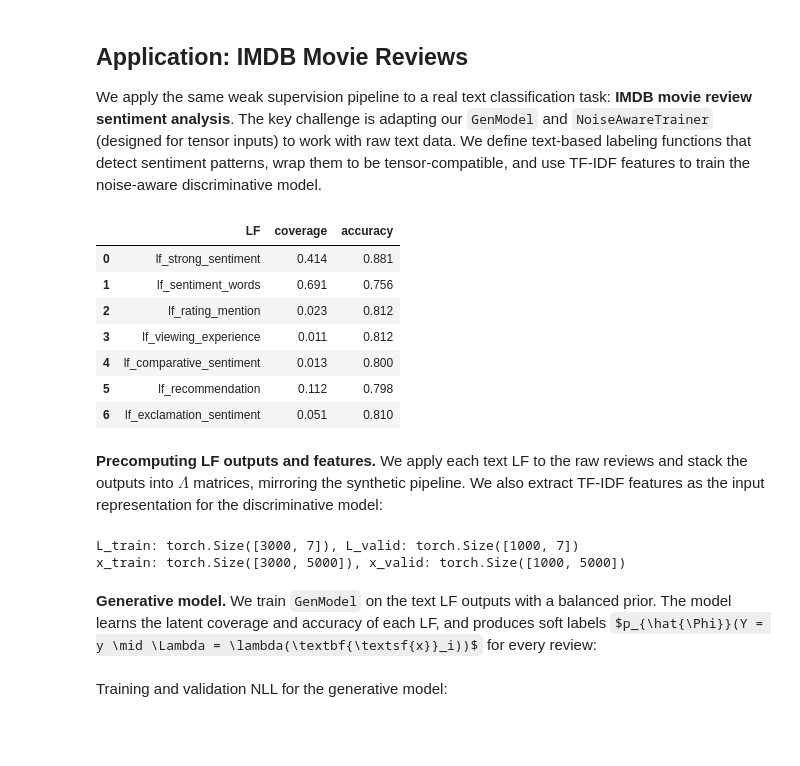
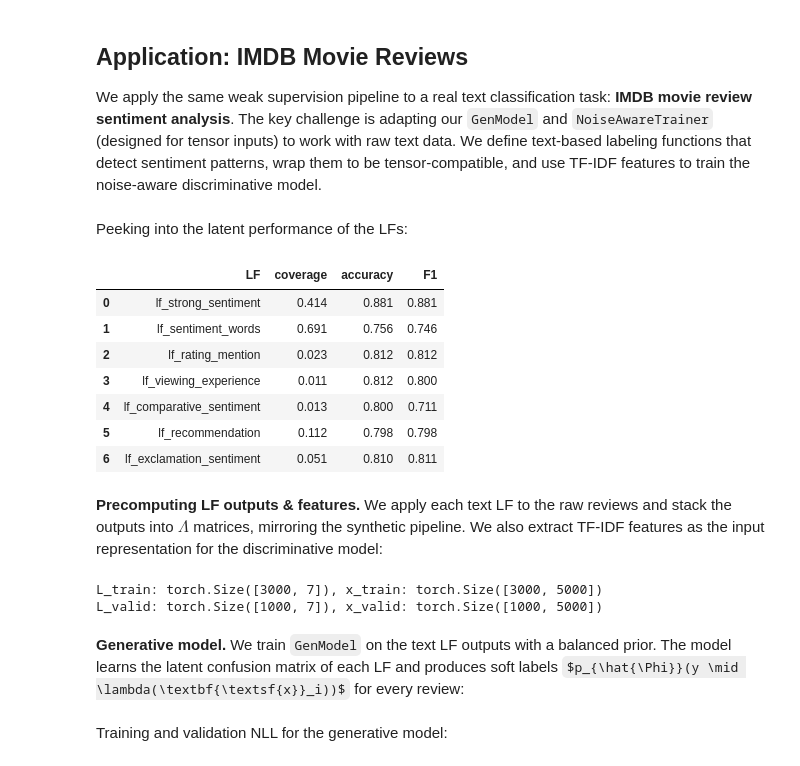
Before and after one commit to particle1331/ai-notebooks, a Jupyter notebook: notebooks/tooling/10-weak-supervision.ipynb, the cells around one changed output. Drawn from its saved outputs; the diff is of its cells as text; code cells hidden in the pictures; some formulas as TeX source; blank space fills up the shorter version.

```diff
--- a/notebooks/tooling/10-weak-supervision.ipynb
+++ b/notebooks/tooling/10-weak-supervision.ipynb
@@ -385,14 +385,14 @@ def lf_sim(coverage, accuracy):
         y = (torch.sqrt((x ** 2).sum(dim=1)) >= 0.25).long()  # 0 or 1
         abstain_mask = torch.rand(m) >= coverage
         flip_mask = torch.rand(m) >= accuracy
-        y[flip_mask] = 1 - y[flip_mask]    # flip label
-        y[abstain_mask] = -1               # abstain
+        y[flip_mask] = 1 - y[flip_mask]         # flip label
+        y[abstain_mask] = ABSTAIN               # -1
         return y
     return predict
 
 # example
 p = lf_sim(0.3, 0.8)(x).numpy()
-fired = p != K
+fired = p != ABSTAIN
 print("cov: ", fired.mean())
 print("acc: ", (p[fired] == y_true[fired]).mean())
 print("acc (y=0):", (p[fired & (y_true == 0)] == y_true[fired & (y_true == 0)]).mean())
@@ -909,7 +926,7 @@ y_train_imdb = torch.tensor(train_ds["label"])    # {0, 1}
 y_valid_imdb = torch.tensor(valid_ds["label"])
 
 K = 2
-ABSTAIN = K
+ABSTAIN = -1
 
 
 # (1) Strong adjectives
@@ -993,7 +1010,7 @@ def lf_exclamation_sentiment(text):
     return ABSTAIN
 
 
-text_lfs_raw = [
+text_lfs = [
     lf_strong_sentiment,
     lf_sentiment_words,
     lf_rating_mention,
@@ -1002,33 +1019,37 @@ text_lfs_raw = [
     lf_recommendation,
     lf_exclamation_sentiment,
 ]
-
-# Coverage and accuracy on train set
-stats = []
-for lf in text_lfs_raw:
-    outputs = [lf(t) for t in train_texts]
-    labels = y_train_imdb.numpy()
-    fired = [i for i, o in enumerate(outputs) if o != ABSTAIN]
-    cov = len(fired) / len(outputs)
-    acc = sum(1 for i in fired if outputs[i] == labels[i]) / max(len(fired), 1)
-    stats.append({
-        "LF": lf.__name__,
-        "coverage": f"{cov:.3f}",
-        "accuracy": f"{acc:.3f}",
-    })
+# %% [markdown]
+Peeking into the latent performance of the LFs:
 # %%
+# Coverage, accuracy, and F1 on train set
+stats = []
+for lf in text_lfs:
+    outputs = [lf(t) for t in train_texts]
+    labels = y_train_imdb.numpy()
+    fired = [i for i, o in enumerate(outputs) if o != ABSTAIN]
+    cov = len(fired) / len(outputs)
+    acc = sum(1 for i in fired if outputs[i] == labels[i]) / max(len(fired), 1)
+    f1 = f1_score([labels[i] for i in fired], [outputs[i] for i in fired], average="weighted") if fired else 0.0
+    stats.append({
+        "LF": lf.__name__,
+        "coverage": f"{cov:.3f}",
+        "accuracy": f"{acc:.3f}",
+        "F1": f"{f1:.3f}",
+    })
+
 pd.DataFrame(stats)
 # %% [output]
-|  | LF | coverage | accuracy |
-| 0 | lf_strong_sentiment | 0.414 | 0.881 |
-| 1 | lf_sentiment_words | 0.691 | 0.756 |
-| 2 | lf_rating_mention | 0.023 | 0.812 |
-| 3 | lf_viewing_experience | 0.011 | 0.812 |
-| 4 | lf_comparative_sentiment | 0.013 | 0.800 |
-| 5 | lf_recommendation | 0.112 | 0.798 |
-| 6 | lf_exclamation_sentiment | 0.051 | 0.810 |
+|  | LF | coverage | accuracy | F1 |
+| 0 | lf_strong_sentiment | 0.414 | 0.881 | 0.881 |
+| 1 | lf_sentiment_words | 0.691 | 0.756 | 0.746 |
+| 2 | lf_rating_mention | 0.023 | 0.812 | 0.812 |
+| 3 | lf_viewing_experience | 0.011 | 0.812 | 0.800 |
+| 4 | lf_comparative_sentiment | 0.013 | 0.800 | 0.711 |
+| 5 | lf_recommendation | 0.112 | 0.798 | 0.798 |
+| 6 | lf_exclamation_sentiment | 0.051 | 0.810 | 0.811 |
 # %% [markdown]
-**Precomputing LF outputs and features.** We apply each text LF to the raw reviews and stack the outputs into $\Lambda$ matrices, mirroring the synthetic pipeline. We also extract TF-IDF features as the input representation for the discriminative model:
+**Precomputing LF outputs & features.** We apply each text LF to the raw reviews and stack the outputs into $\Lambda$ matrices, mirroring the synthetic pipeline. We also extract TF-IDF features as the input representation for the discriminative model:
 # %%
 from sklearn.feature_extraction.text import TfidfVectorizer
 
@@ -1037,21 +1058,21 @@ def build_L_text(labeling_funcs, texts):
     """Build LF output matrix from text labeling functions."""
     return torch.tensor([[lf(t) for lf in labeling_funcs] for t in texts])
 
-
-L_train_imdb = build_L_text(text_lfs_raw, train_texts)
-L_valid_imdb = build_L_text(text_lfs_raw, valid_texts)
+L_train_imdb = build_L_text(text_lfs, train_texts)
+L_valid_imdb = build_L_text(text_lfs, valid_texts)
 
 vec = TfidfVectorizer(max_features=5000)
-x_train_imdb = torch.tensor(vec.fit_transform(train_texts).toarray(), dtype=torch.float32)
+vec.fit(train_texts)
+x_train_imdb = torch.tensor(vec.transform(train_texts).toarray(), dtype=torch.float32)
 x_valid_imdb = torch.tensor(vec.transform(valid_texts).toarray(), dtype=torch.float32)
 
-print(f"L_train: {L_train_imdb.shape}, L_valid: {L_valid_imdb.shape}")
-print(f"x_train: {x_train_imdb.shape}, x_valid: {x_valid_imdb.shape}")
+print(f"L_train: {L_train_imdb.shape}, x_train: {x_train_imdb.shape}")
+print(f"L_valid: {L_valid_imdb.shape}, x_valid: {x_valid_imdb.shape}")
 # %% [output]
-L_train: torch.Size([3000, 7]), L_valid: torch.Size([1000, 7])
-x_train: torch.Size([3000, 5000]), x_valid: torch.Size([1000, 5000])
+L_train: torch.Size([3000, 7]), x_train: torch.Size([3000, 5000])
+L_valid: torch.Size([1000, 7]), x_valid: torch.Size([1000, 5000])
 # %% [markdown]
-**Generative model.** We train `GenModel` on the text LF outputs with a balanced prior. The model learns the latent coverage and accuracy of each LF, and produces soft labels $p_{\hat{\Phi}}(Y = y \mid \Lambda = \lambda(\textbf{\textsf{x}}_i))$ for every review:
+**Generative model.** We train `GenModel` on the text LF outputs with a balanced prior. The model learns the latent confusion matrix of each LF and produces soft labels $p_{\hat{\Phi}}(y \mid \lambda(\textbf{\textsf{x}}_i))$ for every review:
 # %%
 IMDB_LABEL_PROBS = [0.50, 0.50]
 
```
Also changed, not shown: parts of 45 cells of this notebook, 2 other files.
